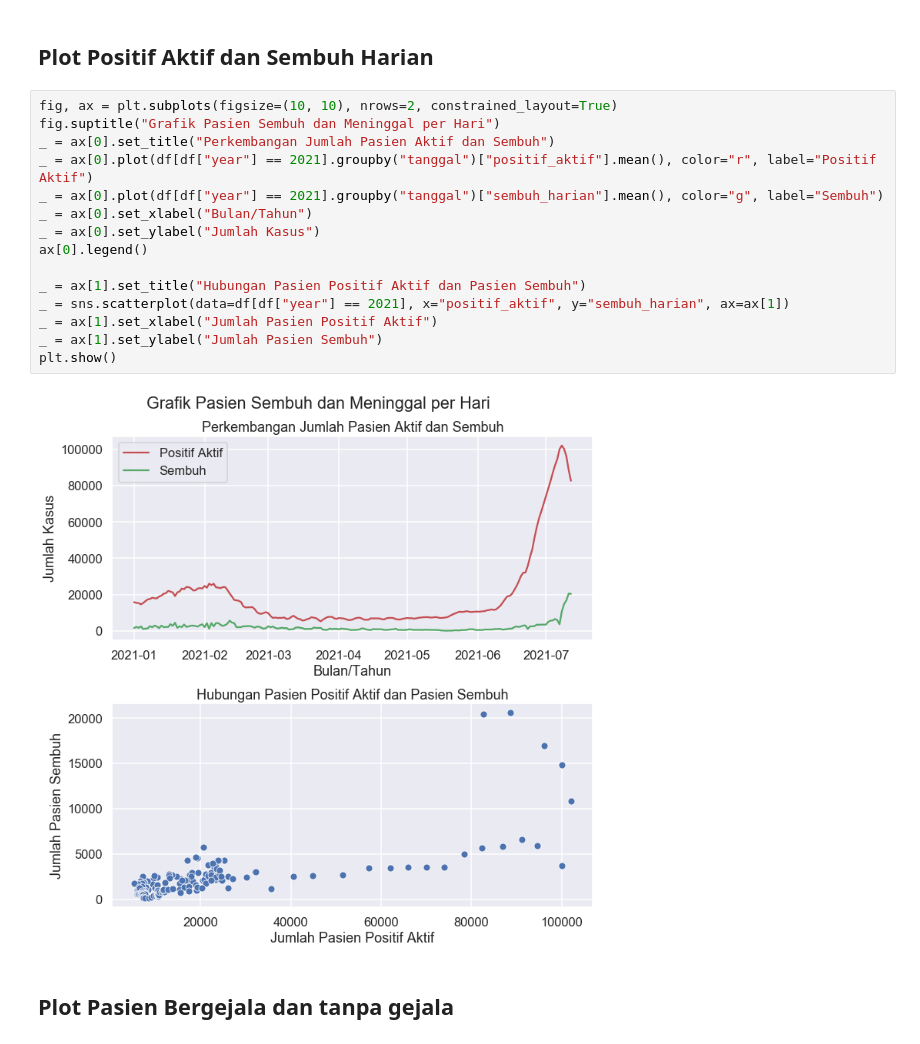
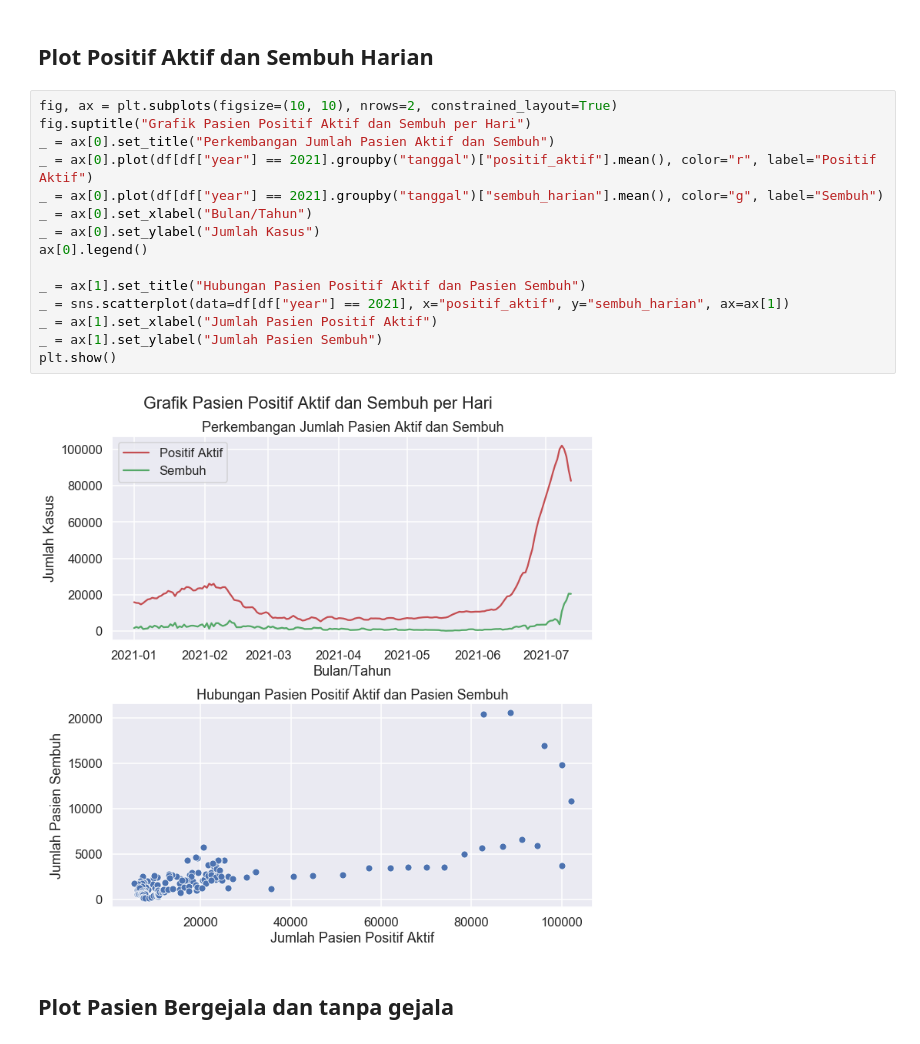
Before and after one commit to rshby/comp_fest_data_science, a Jupyter notebook: deep_analysis.ipynb, the cells around one changed output. Cells and saved outputs as stored; diff of their text form.

```diff
--- a/deep_analysis.ipynb
+++ b/deep_analysis.ipynb
@@ -132,21 +132,21 @@ plt.show()
 ## Plot Positif Aktif dan Sembuh Harian
 # %%
 fig, ax = plt.subplots(figsize=(10, 10), nrows=2, constrained_layout=True)
-fig.suptitle("Grafik Pasien Sembuh dan Meninggal per Hari")
+fig.suptitle("Grafik Pasien Positif Aktif dan Sembuh per Hari")
 _ = ax[0].set_title("Perkembangan Jumlah Pasien Aktif dan Sembuh")
 _ = ax[0].plot(df[df["year"] == 2021].groupby("tanggal")["positif_aktif"].mean(), color="r", label="Positif Aktif")
 _ = ax[0].plot(df[df["year"] == 2021].groupby("tanggal")["sembuh_harian"].mean(), color="g", label="Sembuh")
 _ = ax[0].set_xlabel("Bulan/Tahun")
 _ = ax[0].set_ylabel("Jumlah Kasus")
 ax[0].legend()
 
 _ = ax[1].set_title("Hubungan Pasien Positif Aktif dan Pasien Sembuh")
 _ = sns.scatterplot(data=df[df["year"] == 2021], x="positif_aktif", y="sembuh_harian", ax=ax[1])
 _ = ax[1].set_xlabel("Jumlah Pasien Positif Aktif")
 _ = ax[1].set_ylabel("Jumlah Pasien Sembuh")
 plt.show()
 # %% [output]
-[figure, old version]
+[figure, new version]
 # %% [markdown]
 ## Plot Pasien Bergejala dan tanpa gejala
 # %%
```
Also changed, not shown: 5 other files.
